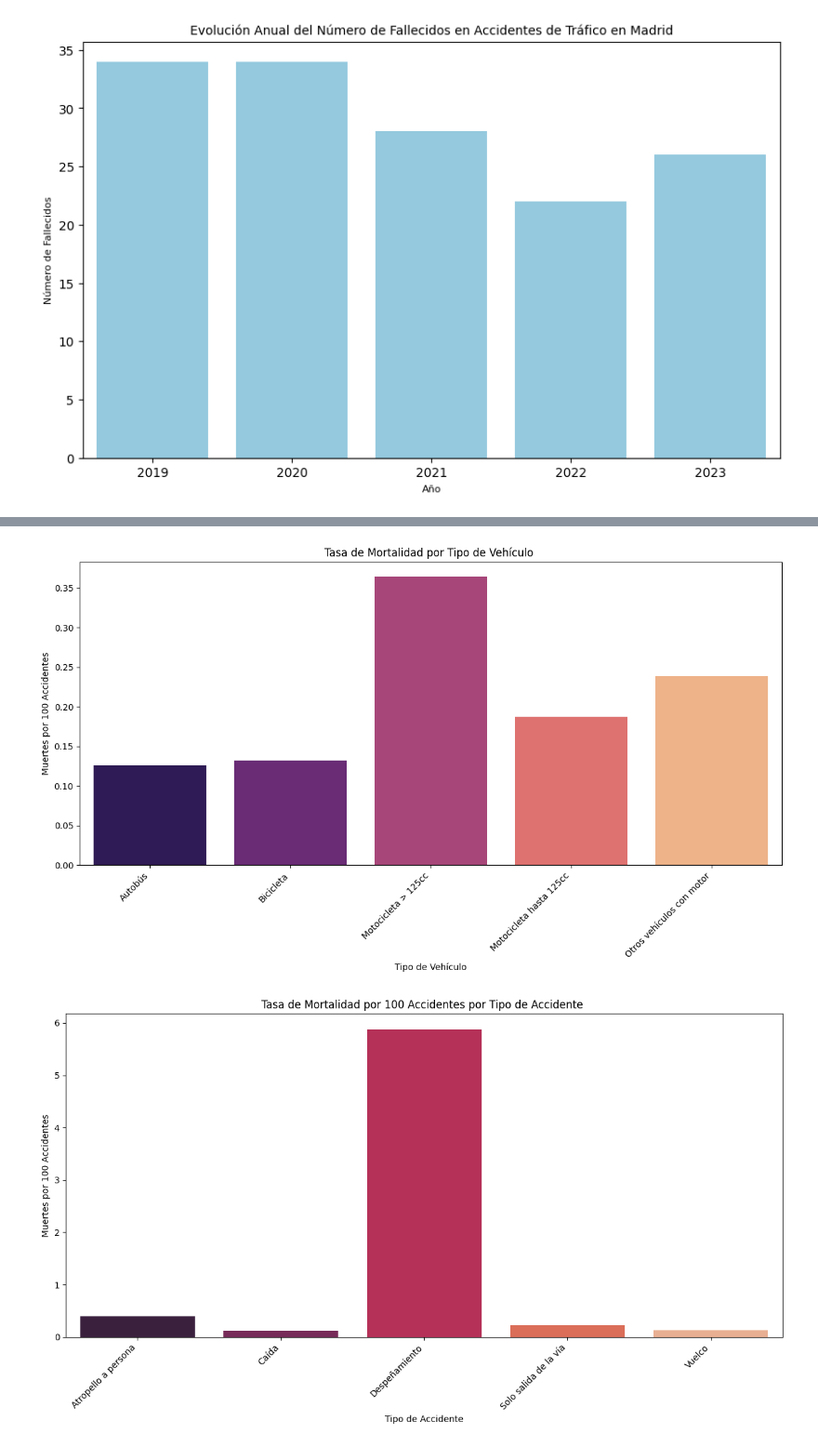
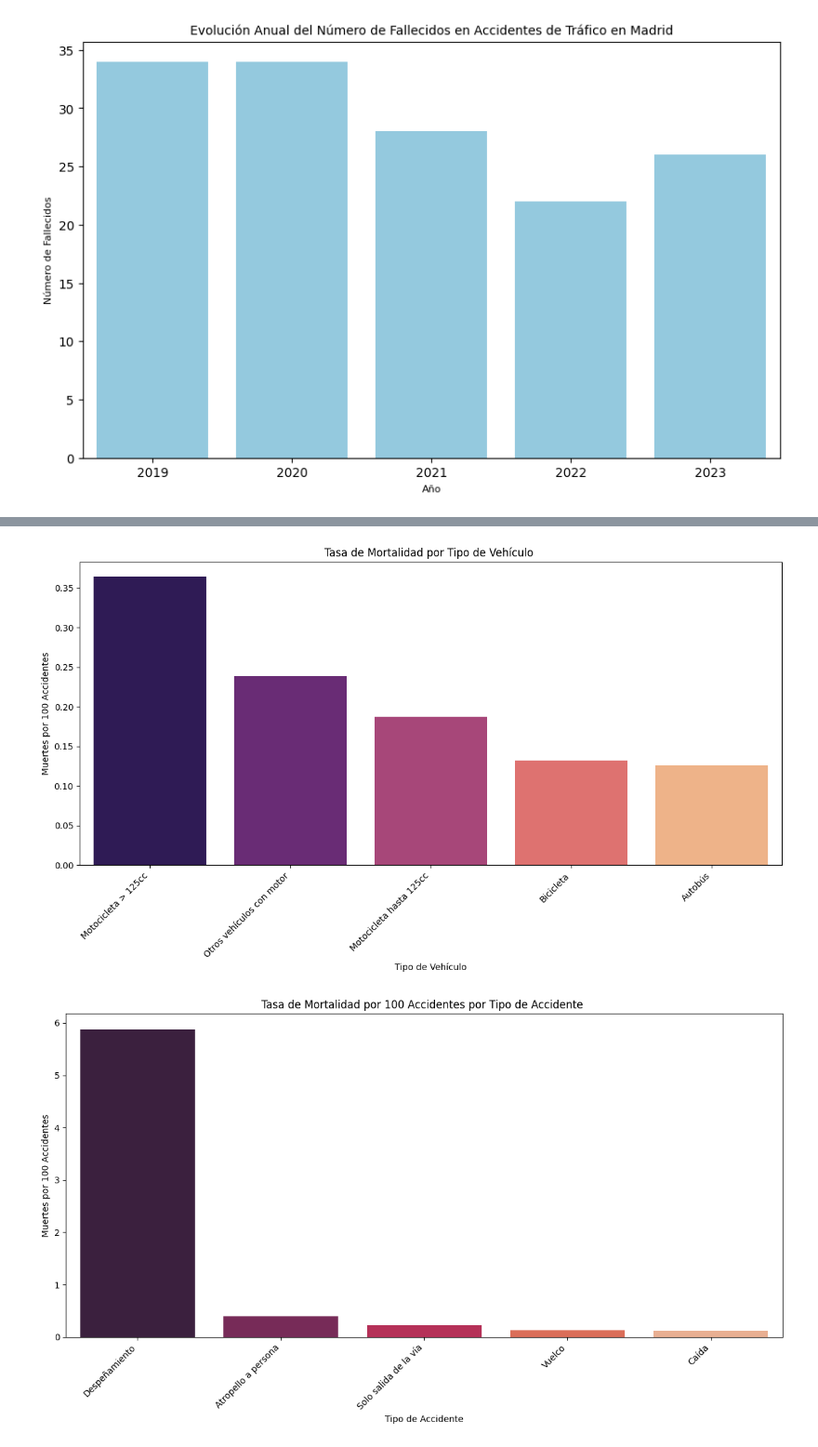
Before and after one commit to Porpi01/Madrid-traffic-accidents-analysis, a Jupyter notebook: Madrid_traffic_accidents.ipynb, the cells around one changed output, grey strips where cells are left out. Shown at 93% size. Saved outputs shown, nothing was run; the diff lists cells and outputs as text; code cells hidden in the pictures.

```diff
--- a/Madrid_traffic_accidents.ipynb
+++ b/Madrid_traffic_accidents.ipynb
@@ -337,13 +322,16 @@ plt.show()
 # %%
 # 10.3. Tasa de Mortalidad por 100 Accidentes por Tipo de Vehículo (Filtrado)
+
+
 tasa_mortalidad_vehiculo_filtrado = tasa_mortalidad_por_tipo_vehiculo.dropna()
 tasa_mortalidad_vehiculo_filtrado = tasa_mortalidad_vehiculo_filtrado[tasa_mortalidad_vehiculo_filtrado > 0.1] # Ajusta este umbral si es necesario
+tasa_mortalidad_vehiculo_sorted = tasa_mortalidad_vehiculo_filtrado.sort_values(ascending=False)
 
 plt.figure(figsize=(12, 7))
 sns.barplot(
-    x=tasa_mortalidad_vehiculo_filtrado.index,
-    y=tasa_mortalidad_vehiculo_filtrado.values,
-    palette='magma' ,hue=tasa_mortalidad_vehiculo_filtrado.index
+    x=tasa_mortalidad_vehiculo_sorted.index,
+    y=tasa_mortalidad_vehiculo_sorted.values,
+    palette='magma' ,hue=tasa_mortalidad_vehiculo_sorted.index
 )
 plt.title('Tasa de Mortalidad por Tipo de Vehículo ')
 plt.xlabel('Tipo de Vehículo')
@@ -353,26 +341,29 @@ plt.xticks(rotation=45, ha='right')
 plt.tight_layout()
 plt.show()
 # %% [output]
-[figure, old version]
+[figure, new version]
 # %%
 # 10.4. Tasa de Mortalidad por 100 Accidentes por Tipo de Accidente (Filtrado)
 # Se recomienda usar .dropna() antes de filtrar por valor
 tasa_mortalidad_accidente_filtrado = tasa_mortalidad_por_tipo_accidente.dropna()
 tasa_mortalidad_accidente_filtrado = tasa_mortalidad_accidente_filtrado[tasa_mortalidad_accidente_filtrado > 0.1] # Ajusta este umbral
 
+tasa_mortalidad_vehiculo_sorted = tasa_mortalidad_accidente_filtrado.sort_values(ascending=False)
+
+
 plt.figure(figsize=(12, 7))
 sns.barplot(
-    x=tasa_mortalidad_accidente_filtrado.index,
-    y=tasa_mortalidad_accidente_filtrado.values,
-    palette='rocket',hue=tasa_mortalidad_accidente_filtrado.index
+    x=tasa_mortalidad_vehiculo_sorted.index,
+    y=tasa_mortalidad_vehiculo_sorted.values,
+    palette='rocket',hue=tasa_mortalidad_vehiculo_sorted.index
 )
 plt.title('Tasa de Mortalidad por 100 Accidentes por Tipo de Accidente ')
 plt.xlabel('Tipo de Accidente')
 plt.ylabel('Muertes por 100 Accidentes')
 plt.xticks(rotation=45, ha='right')
 plt.tight_layout()
 plt.show()
 # %% [output]
-[figure, old version]
+[figure, new version]
 # %%
 
```
Also changed, not shown: parts of 4 cells of this notebook.
